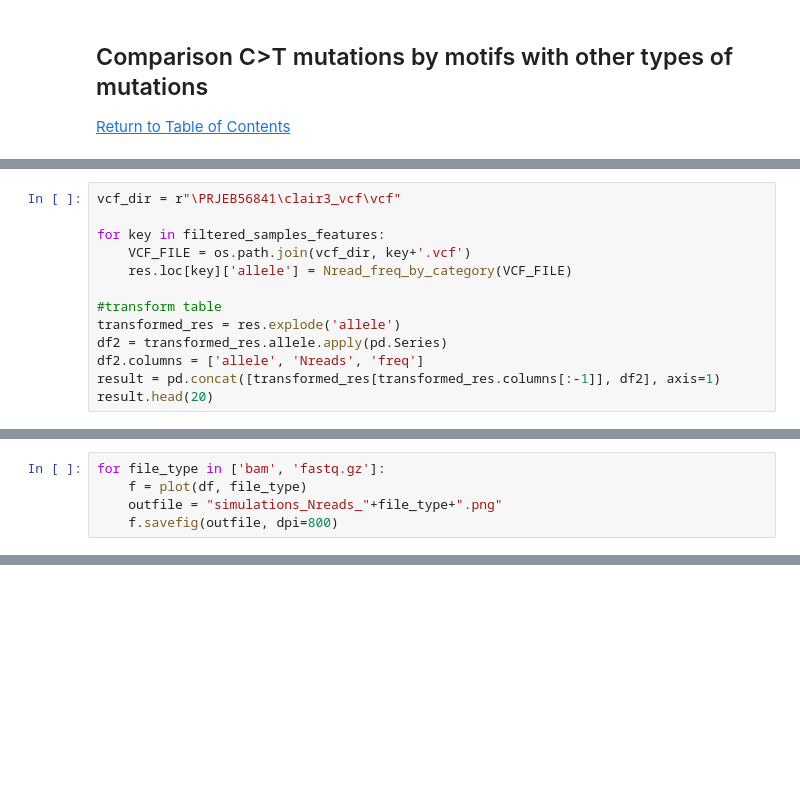
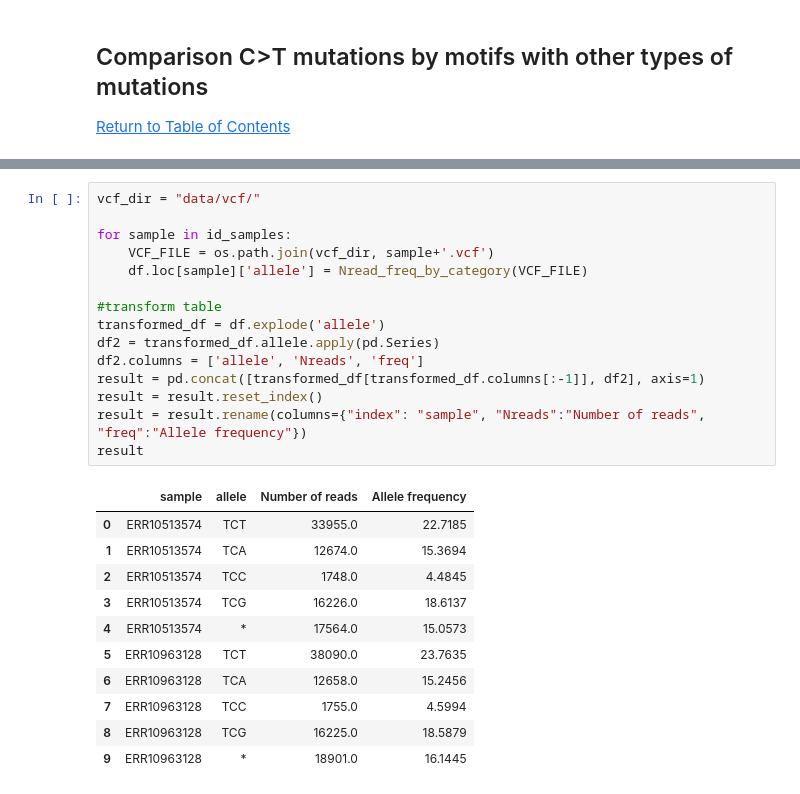
Before and after one commit to AlisaLyskova/APOBEC_mutagenesis_MPXV, a Jupyter notebook: MPXV_APOBEC.ipynb, the cells around one changed output, grey strips where cells are left out. Cells and saved outputs as stored; diff of their text form; blank space fills up the shorter version.

```diff
--- a/MPXV_APOBEC.ipynb
+++ b/MPXV_APOBEC.ipynb
@@ -518,13 +253,0 @@ res.head()
-# %%
-vcf_dir = r"\PRJEB56841\clair3_vcf\vcf"
-
-for key in filtered_samples_features:
-    VCF_FILE = os.path.join(vcf_dir, key+'.vcf')
-    res.loc[key]['allele'] = Nread_freq_by_category(VCF_FILE)
-
-#transform table
-transformed_res = res.explode('allele')
-df2 = transformed_res.allele.apply(pd.Series)
-df2.columns = ['allele', 'Nreads', 'freq']
-result = pd.concat([transformed_res[transformed_res.columns[:-1]], df2], axis=1)
-result.head(20)
@@ -703,5 +253,0 @@ df = df.reset_index(drop=True)
-# %%
-for file_type in ['bam', 'fastq.gz']:
-    f = plot(df, file_type)
-    outfile = "simulations_Nreads_"+file_type+".png"
-    f.savefig(outfile, dpi=800)
@@ -832,0 +383,27 @@ with open(outfile, 'w') as fout:
+# %%
+vcf_dir = "data/vcf/"
+
+for sample in id_samples:
+    VCF_FILE = os.path.join(vcf_dir, sample+'.vcf')
+    df.loc[sample]['allele'] = Nread_freq_by_category(VCF_FILE)
+
+#transform table
+transformed_df = df.explode('allele')
+df2 = transformed_df.allele.apply(pd.Series)
+df2.columns = ['allele', 'Nreads', 'freq']
+result = pd.concat([transformed_df[transformed_df.columns[:-1]], df2], axis=1)
+result = result.reset_index()
+result = result.rename(columns={"index": "sample", "Nreads":"Number of reads", "freq":"Allele frequency"})
+result
+# %% [output]
+|  | sample | allele | Number of reads | Allele frequency |
+| 0 | ERR10513574 | TCT | 33955.0 | 22.7185 |
+| 1 | ERR10513574 | TCA | 12674.0 | 15.3694 |
+| 2 | ERR10513574 | TCC | 1748.0 | 4.4845 |
+| 3 | ERR10513574 | TCG | 16226.0 | 18.6137 |
+| 4 | ERR10513574 | * | 17564.0 | 15.0573 |
+| 5 | ERR10963128 | TCT | 38090.0 | 23.7635 |
+| 6 | ERR10963128 | TCA | 12658.0 | 15.2456 |
+| 7 | ERR10963128 | TCC | 1755.0 | 4.5994 |
+| 8 | ERR10963128 | TCG | 16225.0 | 18.5879 |
+| 9 | ERR10963128 | * | 18901.0 | 16.1445 |
```
Also changed, not shown: parts of 62 cells of this notebook, 26 other files.
